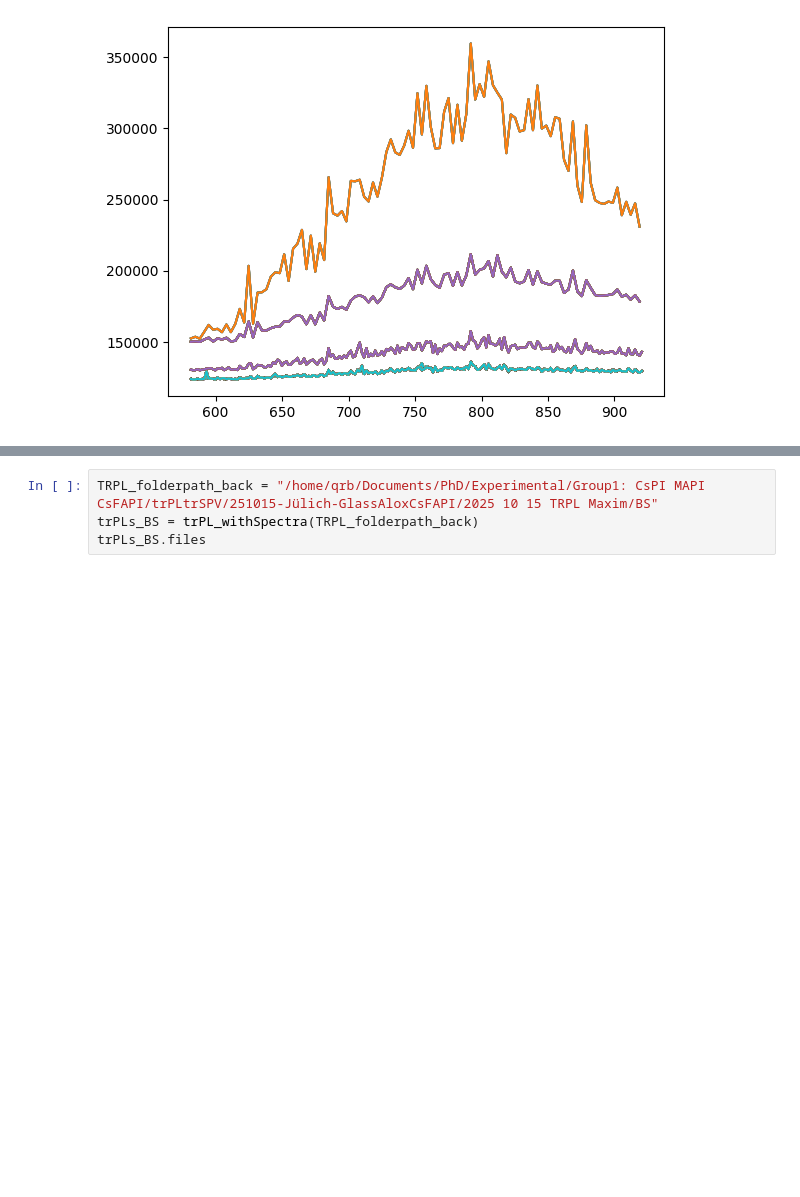
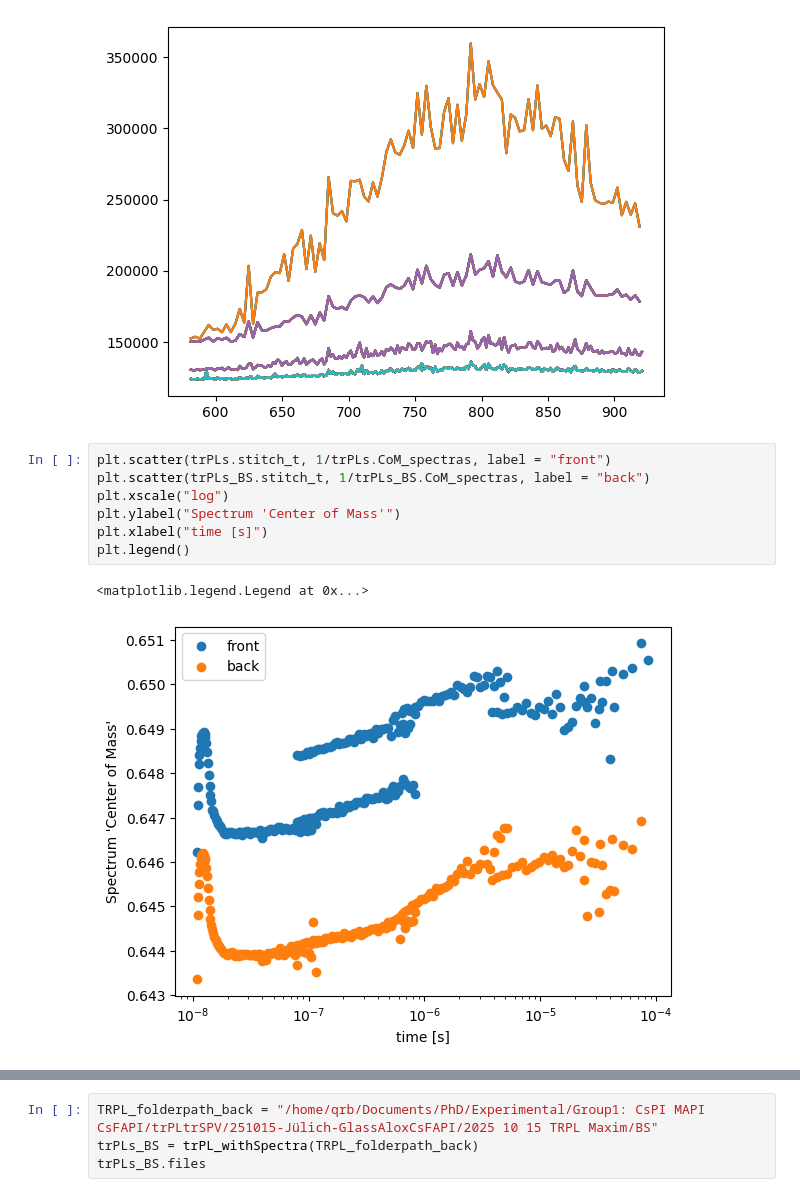
Before and after one commit to MimaxSimm/trPL_Analysis, a Jupyter notebook: trPL-Spectras.ipynb, the cells around one changed output, grey strips where cells are left out. Drawn from its saved outputs; the diff is of its cells as text; blank space fills up the shorter version.

Commit message:
getting the spectrum in function of time working. also importing SPV from Juelich ocscillo.

```diff
--- a/trPL-Spectras.ipynb
+++ b/trPL-Spectras.ipynb
@@ -160,3 +293,13 @@ array(['M02t16_11p0-115ns_1p9nsGate.asc',
        'M02t16_3826-43000ns_300nsGate.asc',
        'M02t16_24000-85700ns_2500nsGate.asc'], dtype='<U39')
 [figure]
+# %%
+plt.scatter(trPLs.stitch_t, 1/trPLs.CoM_spectras, label = "front")
+plt.scatter(trPLs_BS.stitch_t, 1/trPLs_BS.CoM_spectras, label = "back")
+plt.xscale("log")
+plt.ylabel("Spectrum 'Center of Mass'")
+plt.xlabel("time [s]")
+plt.legend()
+# %% [output]
+<matplotlib.legend.Legend at 0x...>
+[figure, added]
```
Also changed, not shown: parts of 9 cells of this notebook.
